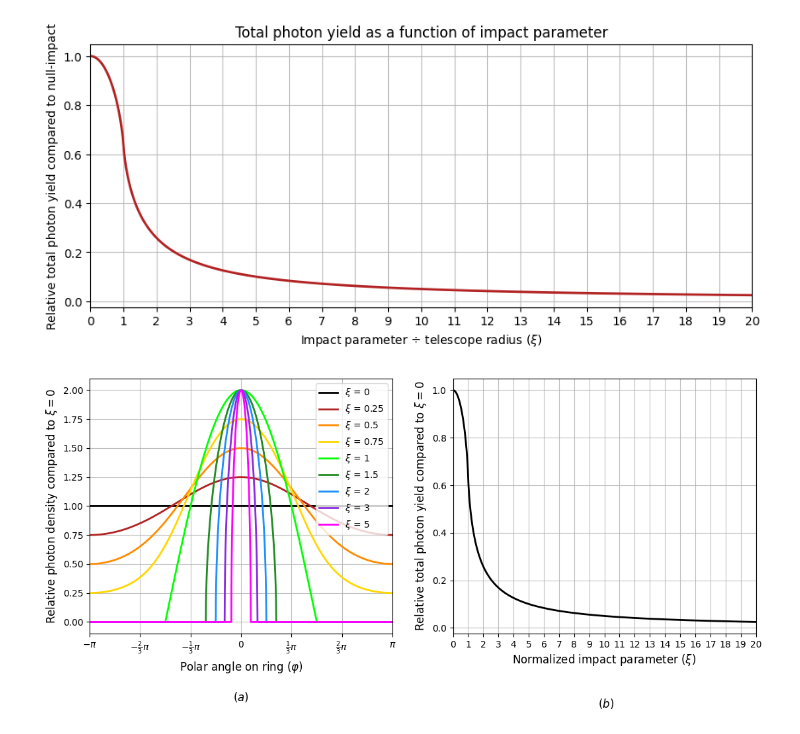
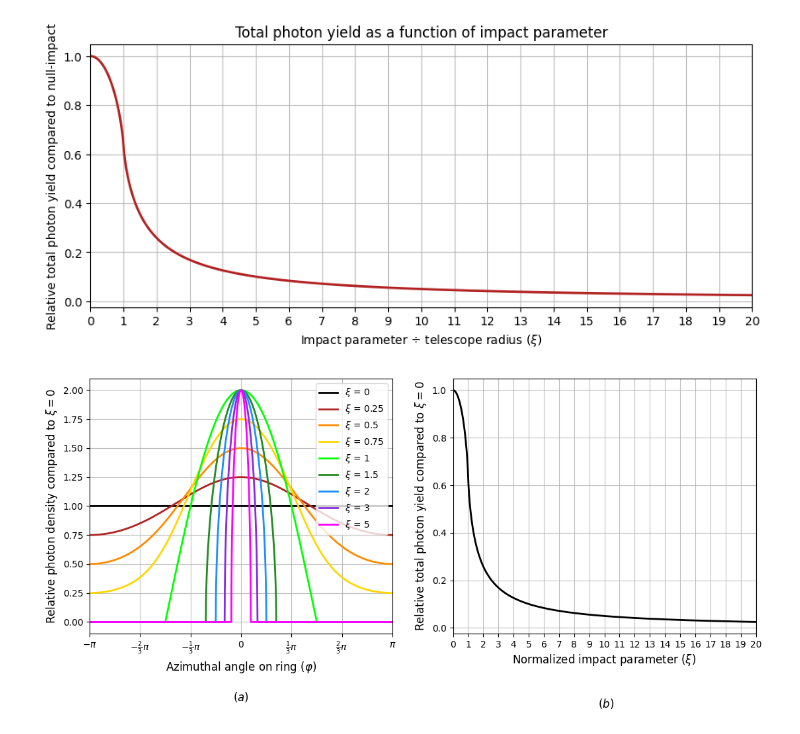
Before and after one commit to leandrorizk/magnetic_monopoles, a Jupyter notebook: muons/muon_impact.ipynb, the cells around one changed output. Cells and saved outputs as stored; diff of their text form; code cells hidden in the pictures.

```diff
--- a/muons/muon_impact.ipynb
+++ b/muons/muon_impact.ipynb
@@ -144,32 +144,32 @@ plt.figure(figsize=(13, 5))
 
 plt.subplot(1, 2, 1)
 
 for i, xi in enumerate(xi_list):
     plt.plot(phis, get_rel_intensity_plot(phis, xi), color=clrs[i], lw=2,
              label=r'$\xi$ = {}'.format(xi))
 
 plt.grid(alpha=0.8)
-plt.xlabel(r'Polar angle on ring ($\varphi$)' + '\n\n($a$)', fontsize=12)
+plt.xlabel(r'Azimuthal angle on ring ($\varphi$)' + '\n\n($a$)', fontsize=12)
 plt.ylabel(r'Relative photon density compared to $\xi = 0$', fontsize=12)
 
 plt.xticks(ticks=[-np.pi, -2/3*np.pi, -1/3*np.pi, 0, 1/3*np.pi, 2/3*np.pi, np.pi],
            labels=[r'$-\pi$', r'$-\frac{2}{3}\pi$', r'$-\frac{1}{3}\pi$', '$0$', r'$\frac{1}{3}\pi$', r'$\frac{2}{3}\pi$', r'$\pi$'])
 plt.xlim(-np.pi, np.pi)
 
 plt.legend()
 
 plt.subplot(1, 2, 2)
 
 plt.plot(xis, total_rel_photon_yield, lw=2, c='black')
 
 plt.grid(alpha=0.8)
 plt.xlabel(r'Normalized impact parameter ($\xi$)' + '\n\n\n ($b$)', fontsize=12)
 plt.ylabel(r'Relative total photon yield compared to $\xi = 0$', fontsize=12)
 
 plt.xticks(np.arange(0, 21, 1))
 plt.xlim(0, 20)
 plt.show()
 
 plt.show()
 # %% [output]
-[figure, old version]
+[figure, new version]
```
Also changed, not shown: parts of 2 cells of this notebook.
